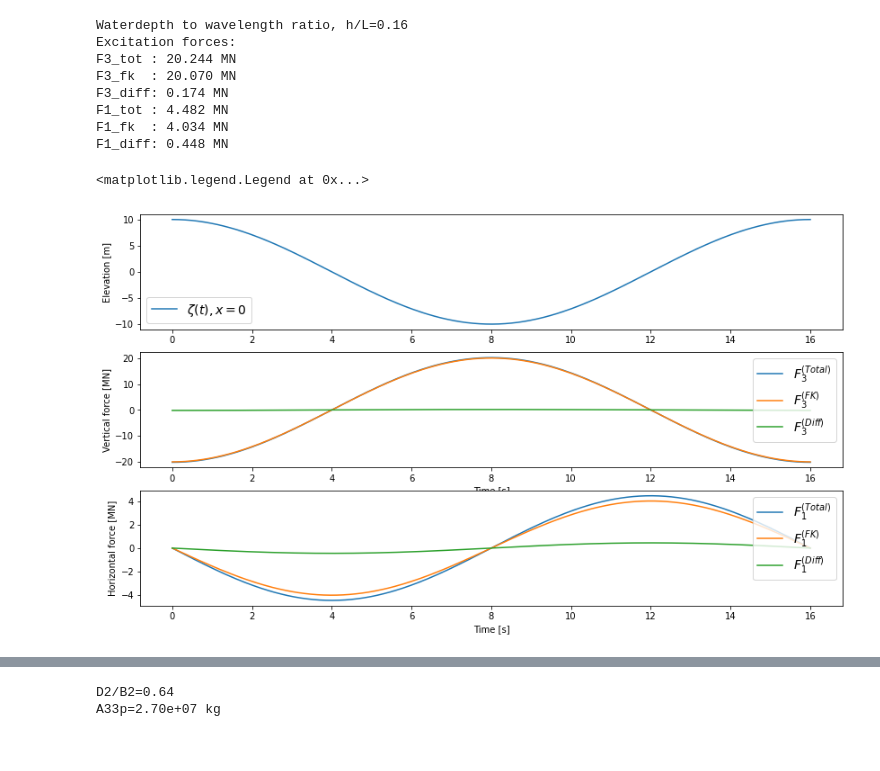
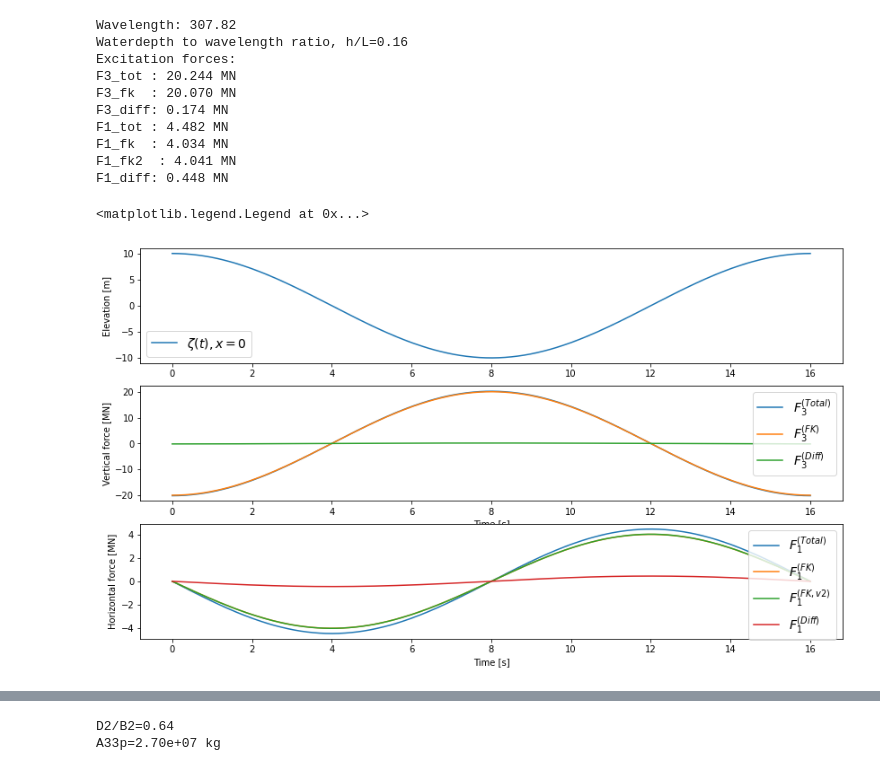
Before and after one commit to hydrodavid/tmr4247, a Jupyter notebook: Lecture_7.ipynb, the cells around one changed output, grey strips where cells are left out. Saved outputs shown, nothing was run; the diff lists cells and outputs as text; code cells hidden in the pictures.

```diff
--- a/Lecture_7.ipynb
+++ b/Lecture_7.ipynb
@@ -33,6 +33,7 @@ A = 10. # [m] Wave amplitude
 T = 16. # [s] Wave period
 
 rho = 1000. # [kg/m^3] Water density
+g = 9.81 # [m/s^2] Acceleration of gravity
 
 nabla = np.pi*(D**2/4.)*d # Displacement
 A11 = rho*nabla*d/(2*h-d) # Surge added mass
@@ -40,10 +41,12 @@ A33 = rho*D**3/6.         # Heave added mass
 
 # Construct wave:
 wave = aw.airywave(T, A, waterDepth=h)
+omega = 2*np.pi/T
 
 wavenum = wave.k
 wavelen = 2*np.pi/wavenum
 
+print("Wavelength: {:.2f}".format(wavelen))
 print("Waterdepth to wavelength ratio, h/L={:.2f}".format(h/wavelen))
 
 # Vertical Froude-Kriloff force
@@ -57,6 +60,7 @@ F3_diff = lambda t: A33*wave.getParticleAcceleration(0,zm, t)[1]
 
 # Horizontal forces:
 F1_fk = lambda t: rho*nabla*wave.getParticleAcceleration(0,zm, t)[0] # You should practice derivation of pressure and accelerations by hand.
+F1_fk2 = lambda t: -rho*g*A*np.pi*D**2/4.*np.sinh(wavenum*d)/np.cosh(wavenum*h)*np.sin(omega*t)
 F1_diff = lambda t: A11*wave.getParticleAcceleration(0,zm, t)[0]
 
 tvec = np.linspace(0,T,300)
@@ -67,6 +71,7 @@ F3diff_max = np.max(F3_diff(tvec))
 
 F1_max = np.max(F1_fk(tvec)+F1_diff(tvec))
 F1fk_max = np.max(F1_fk(tvec))
+F1fk2_max = np.max(F1_fk2(tvec))
 F1diff_max = np.max(F1_diff(tvec))
 
 print("Excitation forces:")
@@ -75,6 +80,7 @@ print("F3_fk  : {:.3f} MN".format(F3fk_max*1e-6))
 print("F3_diff: {:.3f} MN".format(F3diff_max*1e-6))
 print("F1_tot : {:.3f} MN".format(F1_max*1e-6))
 print("F1_fk  : {:.3f} MN".format(F1fk_max*1e-6))
+print("F1_fk2  : {:.3f} MN".format(F1fk2_max*1e-6))
 print("F1_diff: {:.3f} MN".format(F1diff_max*1e-6))
 
 
@@ -86,34 +92,37 @@ fig = plt.figure(figsize=(14,8))
 ax1 = fig.add_subplot(gs[0,0])
 ax1.plot(tvec, wave.getSurfaceElevation(0, tvec), label=r'$\zeta(t), x=0$')
 ax1.legend(fontsize=14)
 ax1.set_ylabel('Elevation [m]')
 
 ax2 = fig.add_subplot(gs[1,0])
 ax2.plot(tvec, (F3_fk(tvec)+F3_diff(tvec))*1e-6, label=r'$F_3^{(Total)}$')
 ax2.plot(tvec, F3_fk(tvec)*1e-6, label=r'$F_3^{(FK)}$')
 ax2.plot(tvec, F3_diff(tvec)*1e-6, label=r'$F_3^{(Diff)}$')
 ax2.set_xlabel('Time [s]')
 ax2.set_ylabel('Vertical force [MN]')
 ax2.legend(fontsize=14)
 
 ax3 = fig.add_subplot(gs[2,0])
 ax3.plot(tvec, (F1_fk(tvec)+F1_diff(tvec))*1e-6, label=r'$F_1^{(Total)}$')
 ax3.plot(tvec, F1_fk(tvec)*1e-6, label=r'$F_1^{(FK)}$')
+ax3.plot(tvec, F1_fk2(tvec)*1e-6, label=r'$F_1^{(FK, v2)}$')
 ax3.plot(tvec, F1_diff(tvec)*1e-6, label=r'$F_1^{(Diff)}$')
 ax3.set_xlabel('Time [s]')
 ax3.set_ylabel('Horizontal force [MN]')
 ax3.legend(fontsize=14)
 # %% [output]
+Wavelength: 307.82
 Waterdepth to wavelength ratio, h/L=0.16
 Excitation forces:
 F3_tot : 20.244 MN
 F3_fk  : 20.070 MN
 F3_diff: 0.174 MN
 F1_tot : 4.482 MN
 F1_fk  : 4.034 MN
+F1_fk2  : 4.041 MN
 F1_diff: 0.448 MN
 <matplotlib.legend.Legend at 0x...>
-[figure, old version]
+[figure, new version]
 # %% [markdown]
 ## Example: Wave induced motions of semi-submercible
 We will now consider a floating semi-submercible platform with two regantular cylindrical pontoons, supporting four vertical circular cylindrical columns or platform legs that carry the main deck. The pontoons have lenght $L=100$ m and rectangular cross-section with dimensions $a=11$ m and $b=7$ m as with and height, respectively. Depth to top side of the pontoons is $h_t=15$ m. Other dimensions are given below.
```
Also changed, not shown: parts of 5 cells of this notebook, 1 other file.
